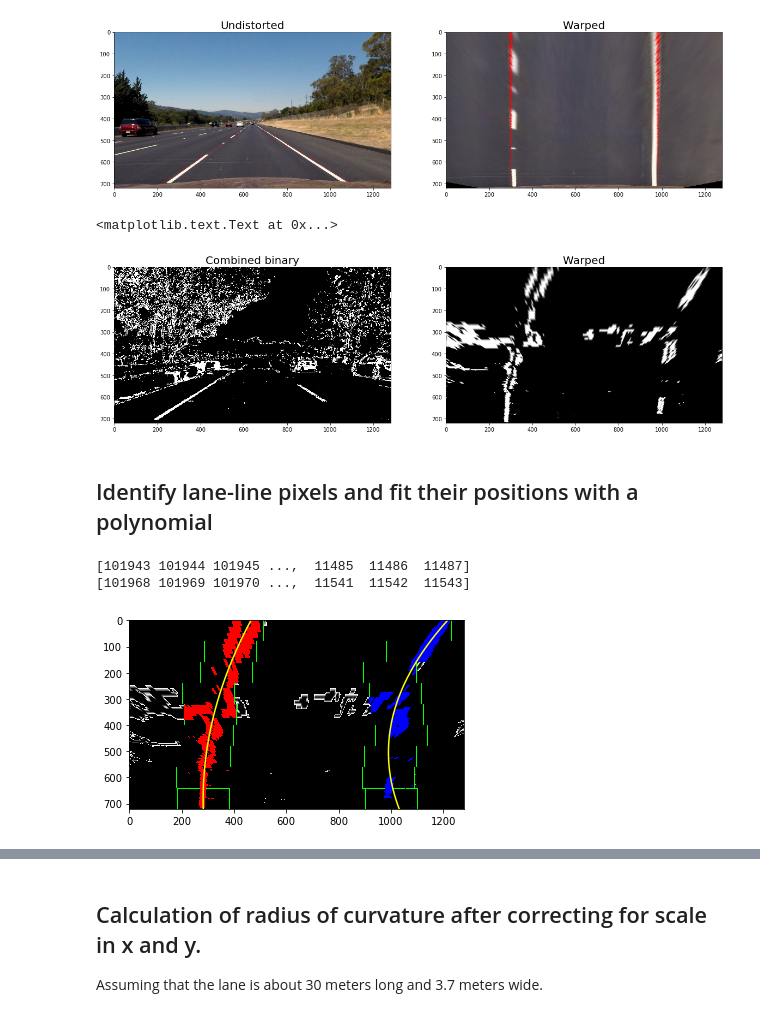
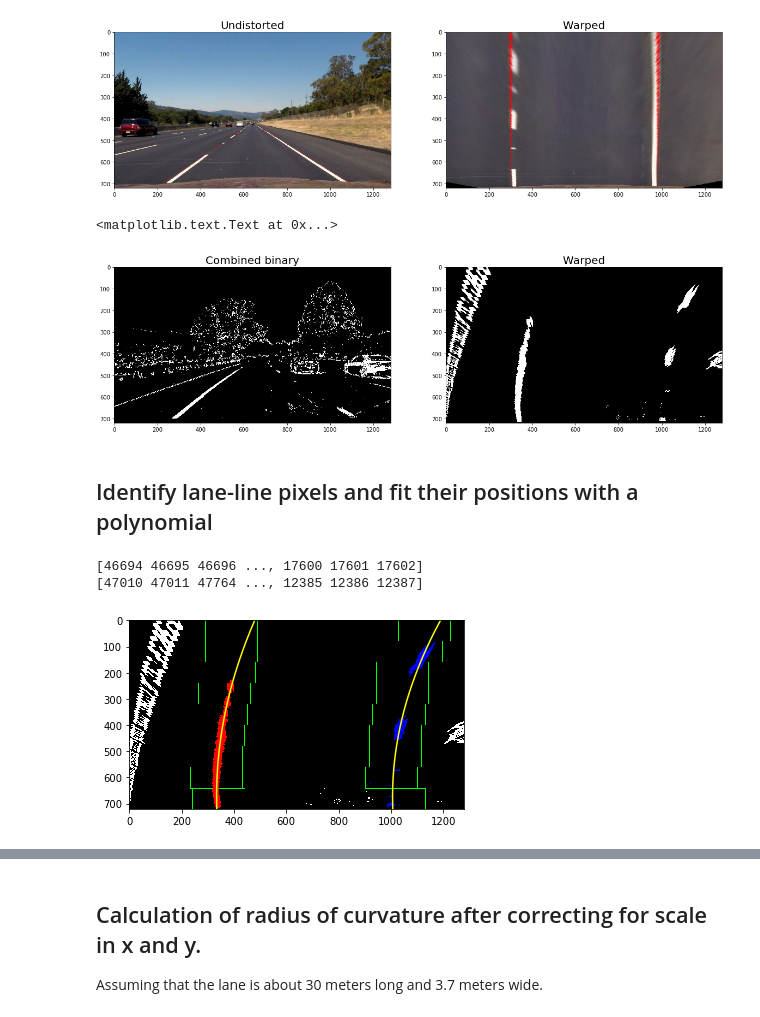
Before and after one commit to demon221/CarND-Advanced-Lane-Lines-P4, a Jupyter notebook: P4.ipynb, the cells around one changed output, grey strips where cells are left out. Drawn from its saved outputs; the diff is of its cells as text; code cells hidden in the pictures.

Commit message:
Synchronize input image of lane plot and polyfit

```diff
--- a/P4.ipynb
+++ b/P4.ipynb
@@ -215,7 +215,7 @@ def combined_thresh(img):
 
 
 # Read in an undistortion image
-image_undistorted = mpimg.imread('output_images/test_images/undistorted5.jpg')
+image_undistorted = mpimg.imread('output_images/test_images/undistorted1.jpg')
 
 # Run the function
 combined_test, absx_bin, mag_bin, dir_bin, s_bin, color_mask = combined_thresh(image_undistorted)
@@ -326,17 +326,17 @@ for idx, fname in enumerate(images_binary):
     write_name = './output_images/test_images/'+'binary_warped'+str(idx+1)+'.jpg'
     mpimg.imsave(write_name, warped, cmap='gray')
 # %%
-img_binary5 = mpimg.imread('output_images/test_images/binary_test5.jpg')
-img_binary_warped5, M, Minv = perspective_transform(cv2.cvtColor(img_binary5, cv2.COLOR_RGB2GRAY))
+img_binary = combined_test
+img_binary_warped, M, Minv = perspective_transform(img_binary)
 
 f, (ax1, ax2) = plt.subplots(1, 2, figsize=(20, 8))
-ax1.imshow(img_binary5, cmap='gray')
+ax1.imshow(img_binary, cmap='gray')
 ax1.set_title('Combined binary', fontsize=20)
-ax2.imshow(img_binary_warped5, cmap='gray')
+ax2.imshow(img_binary_warped, cmap='gray')
 ax2.set_title('Warped', fontsize=20)
 # %% [output]
 <matplotlib.text.Text at 0x...>
-[figure, old version]
+[figure, new version]
 # %% [markdown]
 ## Identify lane-line pixels and fit their positions with a polynomial
 # %%
@@ -514,12 +514,12 @@ def plot_poly_lane(out_img, left_fit, right_fit):
     plt.xlim(0, 1280)
     plt.ylim(720, 0)
 # %%
-out_img, left_fit, right_fit, left_lane_inds, right_lane_inds = find_line_histogram(img_binary_warped5)
+out_img, left_fit, right_fit, left_lane_inds, right_lane_inds = find_line_histogram(img_binary_warped)
 plot_slide_window(out_img, left_fit, right_fit)
 # %% [output]
-[101943 101944 101945 ...,  11485  11486  11487]
-[101968 101969 101970 ...,  11541  11542  11543]
+[46694 46695 46696 ..., 17600 17601 17602]
+[47010 47011 47764 ..., 12385 12386 12387]
-[figure, old version]
+[figure, new version]
 # %%
 plot_poly_lane(out_img, left_fit, right_fit)
 # %% [output]
```
Also changed, not shown: parts of 3 cells of this notebook.
